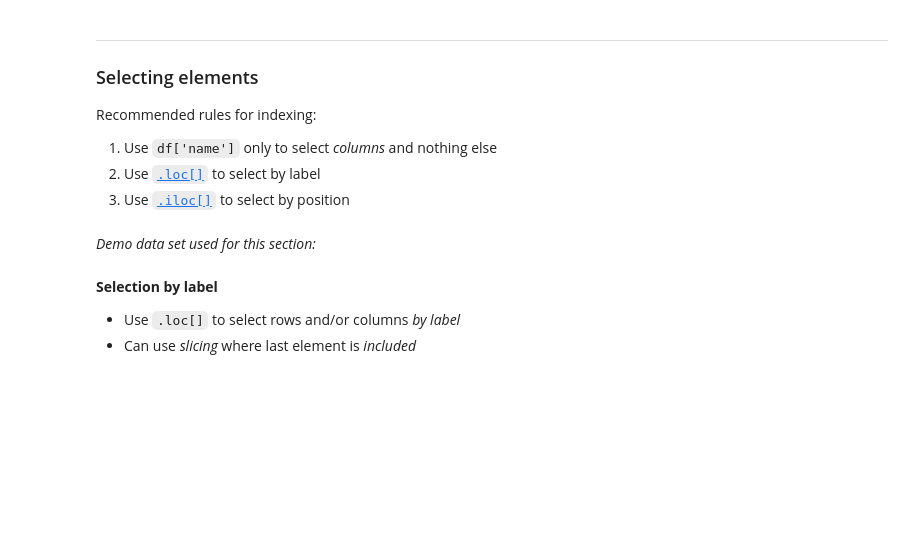
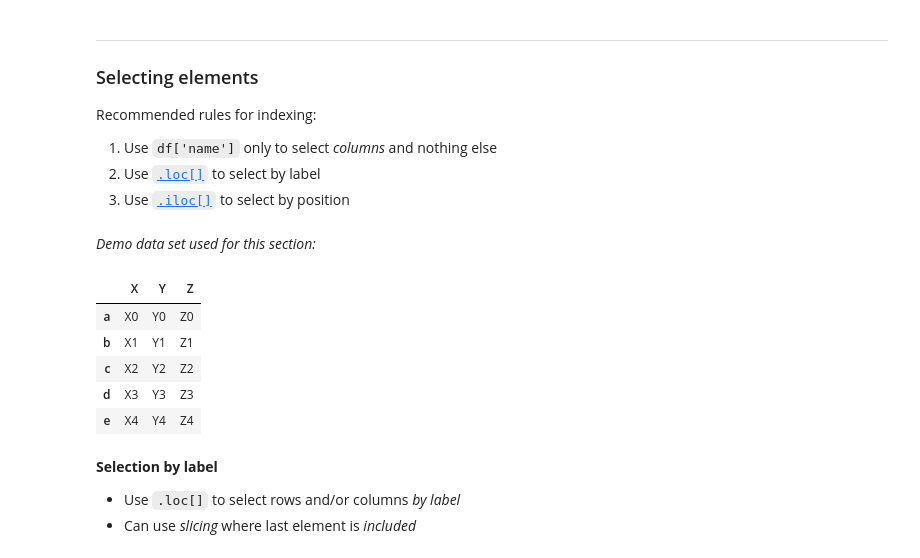
Before and after one commit to eivindvestgarden/TECH2-H25, a Jupyter notebook: lectures/lecture2/lecture2-template.ipynb, the cells around one changed output. Saved outputs shown, nothing was run; the diff lists cells and outputs as text; code cells hidden in the pictures; blank space fills up the shorter version.

```diff
--- a/lectures/lecture2/lecture2-template.ipynb
+++ b/lectures/lecture2/lecture2-template.ipynb
@@ -235,19 +235,29 @@ Recommended rules for indexing:
 *Demo data set used for this section:*
 # %%
 # Create demo data with 3 columns and 5 rows
-
+import numpy as np
+import pandas as pd
 # Column labels
 columns = ['X', 'Y', 'Z']
 # Row labels
 rows = ['a', 'b', 'c', 'd', 'e']
 
 values = np.arange(len(rows))
 
 # Create data dictionary using a list comprehension
 data = {col: [f'{col}{val}' for val in values] for col in columns}
 
 # Create DataFrame from dictionary
 df = pd.DataFrame(data, index=rows)
+
+df
+# %% [output]
+|  | X | Y | Z |
+| a | X0 | Y0 | Z0 |
+| b | X1 | Y1 | Z1 |
+| c | X2 | Y2 | Z2 |
+| d | X3 | Y3 | Z3 |
+| e | X4 | Y4 | Z4 |
 # %% [markdown]
 **Selection by label**
 
```
Also changed, not shown: 2 other files.
